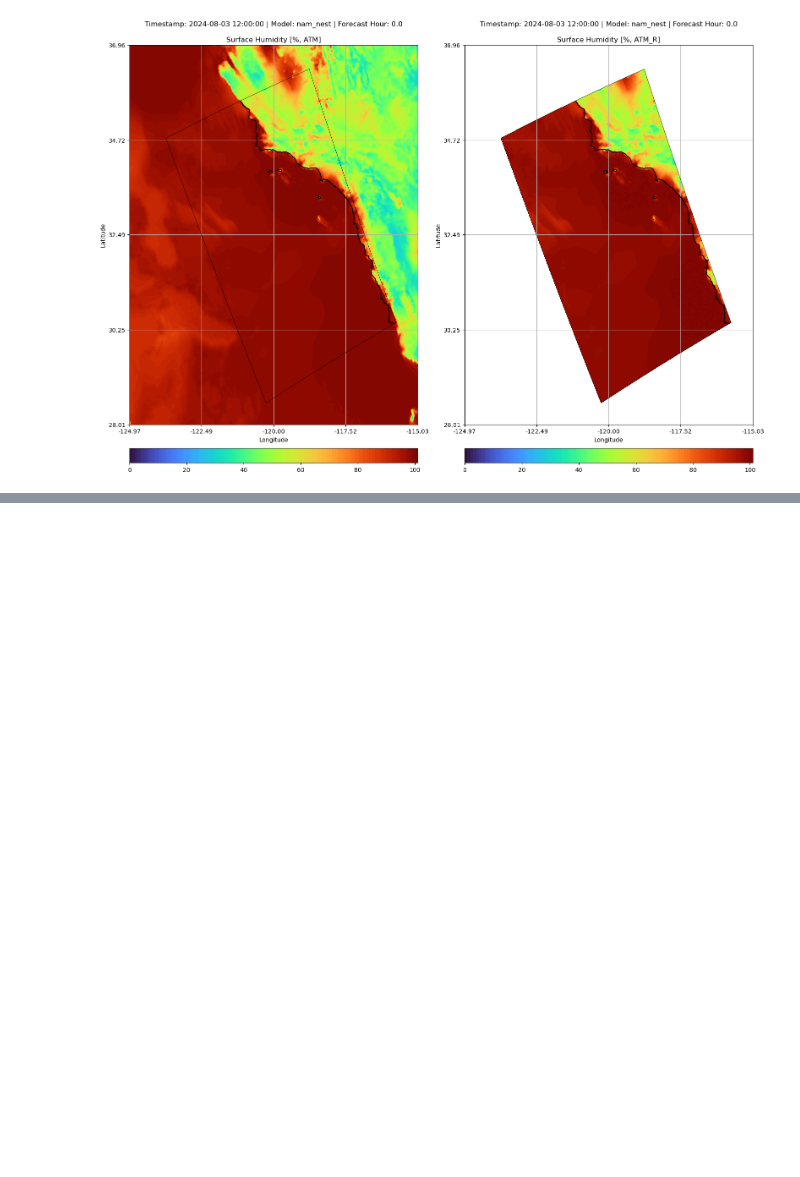
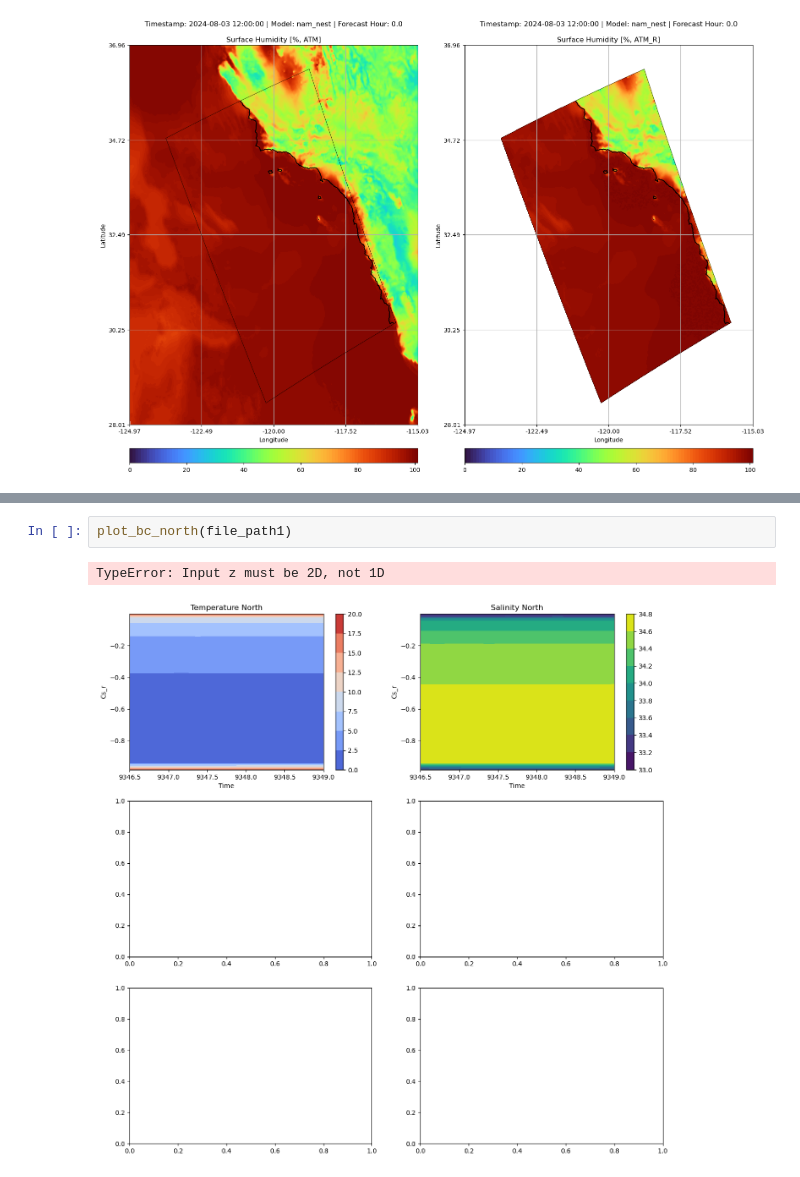
Before and after one commit to mspydell/PFM, a Jupyter notebook: driver/driver_run_forecast_LV1_Vplot.ipynb, the cells around one changed output, grey strips where cells are left out. Cells and saved outputs as stored; diff of their text form; blank space fills up the shorter version.

```diff
--- a/driver/driver_run_forecast_LV1_Vplot.ipynb
+++ b/driver/driver_run_forecast_LV1_Vplot.ipynb
@@ -217,0 +622,5 @@ Error:
+# %%
+plot_bc_north(file_path1)
+# %% [output]
+TypeError: Input z must be 2D, not 1D
+[figure, added]
```
Also changed, not shown: parts of 28 cells of this notebook, 2 other files.
